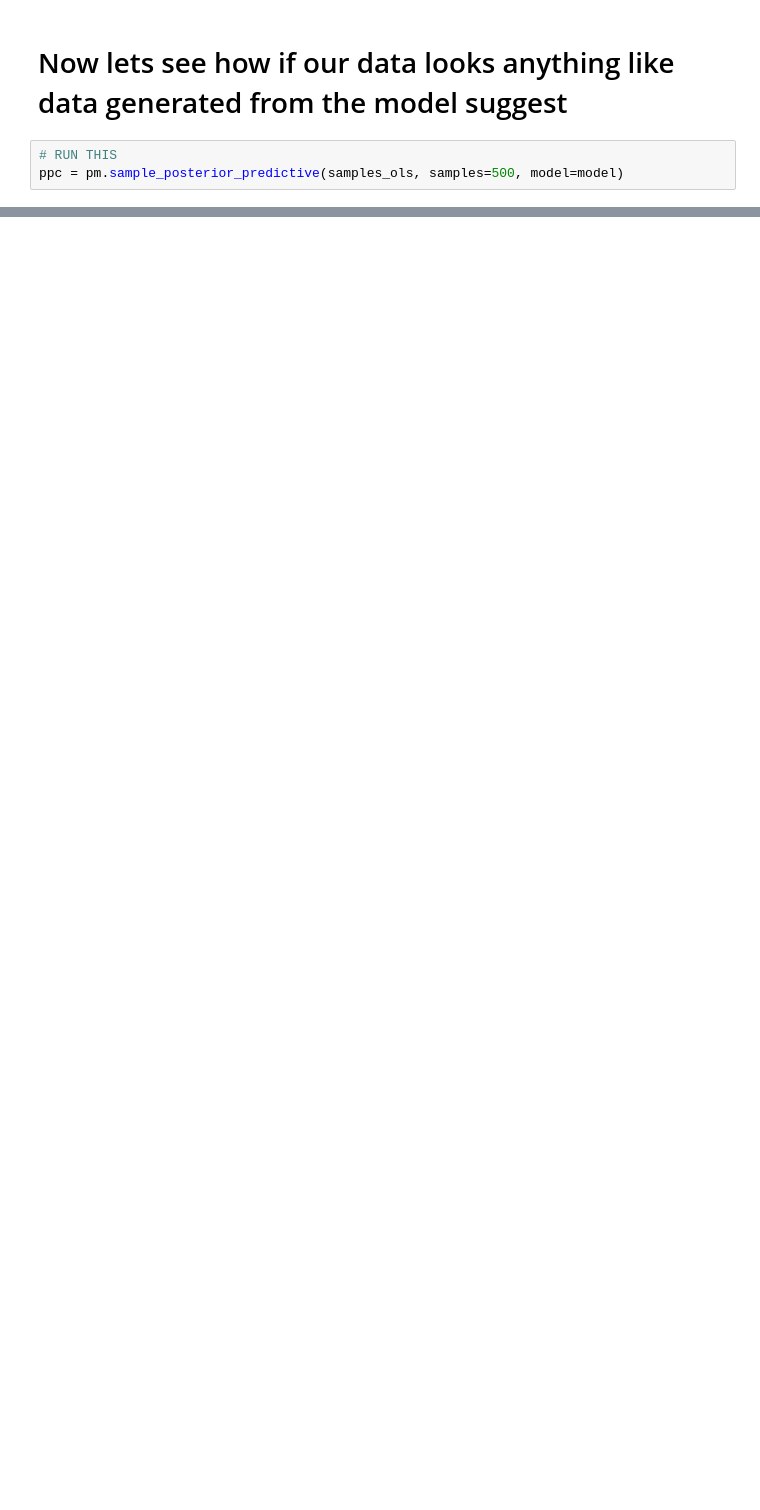
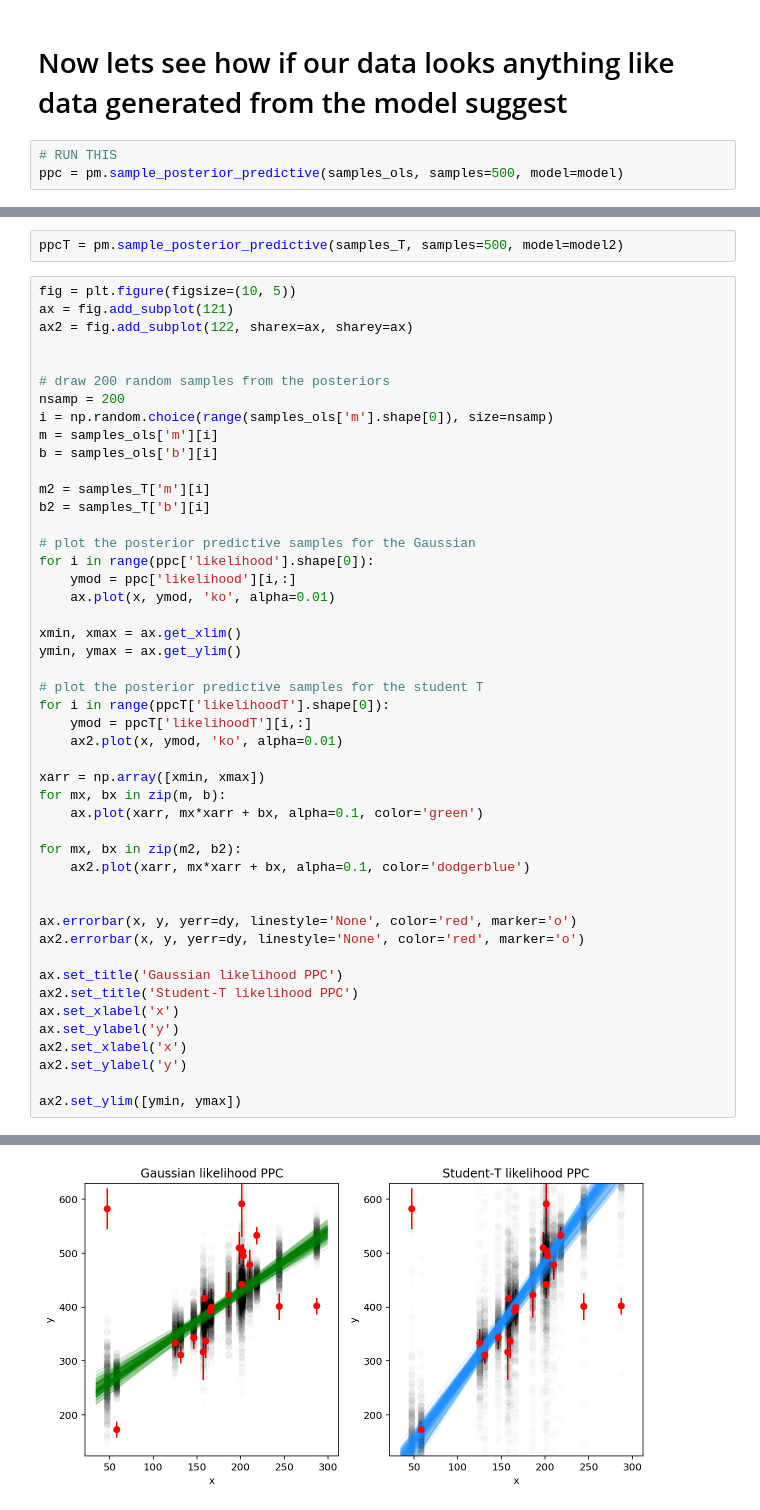
Before and after one commit to gnarayan/ast596_2020_Spring, a Jupyter notebook: lecture/07/week07.ipynb, the cells around one changed output, grey strips where cells are left out. Drawn from its saved outputs; the diff is of its cells as text; blank space fills up the shorter version.

```diff
--- a/lecture/07/week07.ipynb
+++ b/lecture/07/week07.ipynb
@@ -208,0 +303,50 @@ ppc = pm.sample_posterior_predictive(samples_ols, samples=500, model=model)
+# %%
+ppcT = pm.sample_posterior_predictive(samples_T, samples=500, model=model2)
+# %%
+fig = plt.figure(figsize=(10, 5))
+ax = fig.add_subplot(121)
+ax2 = fig.add_subplot(122, sharex=ax, sharey=ax)
+
+
+# draw 200 random samples from the posteriors
+nsamp = 200
+i = np.random.choice(range(samples_ols['m'].shape[0]), size=nsamp)
+m = samples_ols['m'][i]
+b = samples_ols['b'][i]
+
+m2 = samples_T['m'][i]
+b2 = samples_T['b'][i]
+
+# plot the posterior predictive samples for the Gaussian
+for i in range(ppc['likelihood'].shape[0]):
+    ymod = ppc['likelihood'][i,:]
+    ax.plot(x, ymod, 'ko', alpha=0.01)
+
+xmin, xmax = ax.get_xlim()
+ymin, ymax = ax.get_ylim()
+
+# plot the posterior predictive samples for the student T
+for i in range(ppcT['likelihoodT'].shape[0]):
+    ymod = ppcT['likelihoodT'][i,:]
+    ax2.plot(x, ymod, 'ko', alpha=0.01)
+
+xarr = np.array([xmin, xmax])
+for mx, bx in zip(m, b):
+    ax.plot(xarr, mx*xarr + bx, alpha=0.1, color='green')
+
+for mx, bx in zip(m2, b2):
+    ax2.plot(xarr, mx*xarr + bx, alpha=0.1, color='dodgerblue')
+
+
+ax.errorbar(x, y, yerr=dy, linestyle='None', color='red', marker='o')
+ax2.errorbar(x, y, yerr=dy, linestyle='None', color='red', marker='o')
+
+ax.set_title('Gaussian likelihood PPC')
+ax2.set_title('Student-T likelihood PPC')
+ax.set_xlabel('x')
+ax.set_ylabel('y')
+ax2.set_xlabel('x')
+ax2.set_ylabel('y')
+
+ax2.set_ylim([ymin, ymax])
+# %% [output]
@@ -209 +354,2 @@ ppc = pm.sample_posterior_predictive(samples_ols, samples=500, model=model)
+[figure, added]
 # %% [markdown]
```
Also changed, not shown: parts of 13 cells of this notebook.
